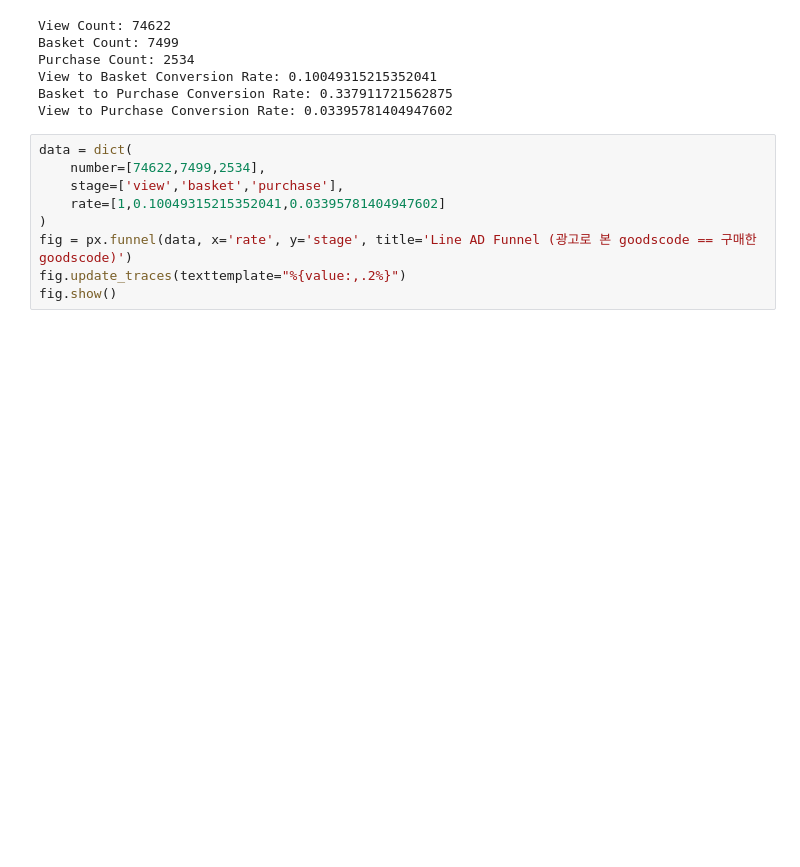
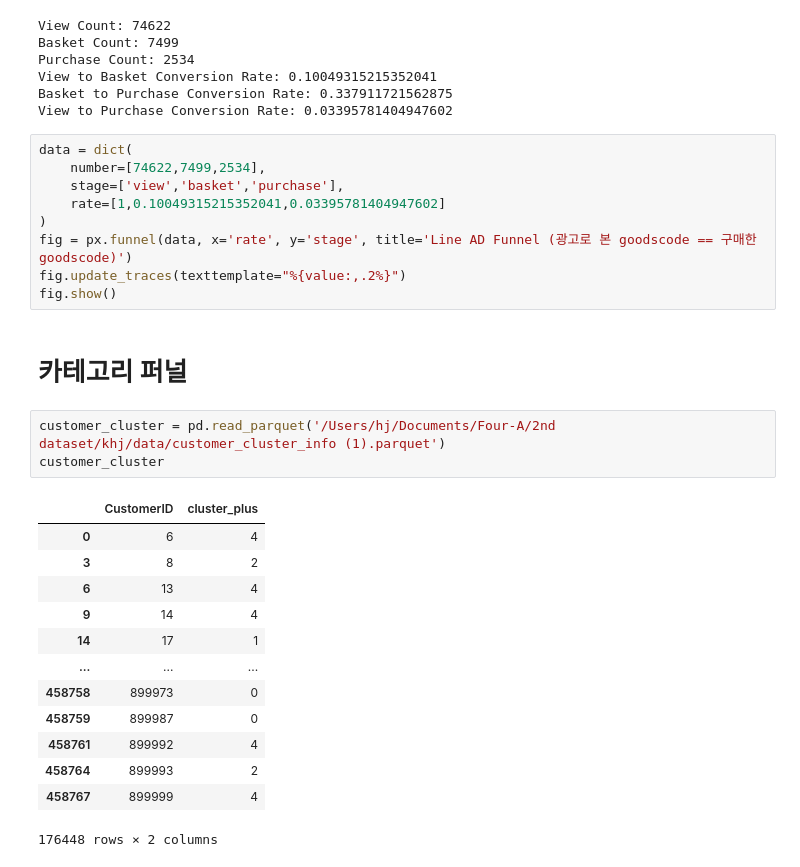
Before and after one commit to kyeob1107/Four-A, a Jupyter notebook: 2nd dataset/khj/New_funnel.ipynb, the cells around one changed output. Saved outputs shown, nothing was run; the diff lists cells and outputs as text; blank space fills up the shorter version.

```diff
--- a/2nd dataset/khj/New_funnel.ipynb
+++ b/2nd dataset/khj/New_funnel.ipynb
@@ -1395,3 +1395,22 @@ data = dict(
 fig = px.funnel(data, x='rate', y='stage', title='Line AD Funnel (광고로 본 goodscode == 구매한 goodscode)')
 fig.update_traces(texttemplate="%{value:,.2%}")
 fig.show()
+# %% [markdown]
+# 카테고리 퍼널
+# %%
+customer_cluster = pd.read_parquet('/Users/hj/Documents/Four-A/2nd dataset/khj/data/customer_cluster_info (1).parquet')
+customer_cluster
+# %% [output]
+|  | CustomerID | cluster_plus |
+| 0 | 6 | 4 |
+| 3 | 8 | 2 |
+| 6 | 13 | 4 |
+| 9 | 14 | 4 |
+| 14 | 17 | 1 |
+| ... | ... | ... |
+| 458758 | 899973 | 0 |
+| 458759 | 899987 | 0 |
+| 458761 | 899992 | 4 |
+| 458764 | 899993 | 2 |
+| 458767 | 899999 | 4 |
+176448 rows × 2 columns
```
Also changed, not shown: parts of 5 cells of this notebook, 1 other file.
